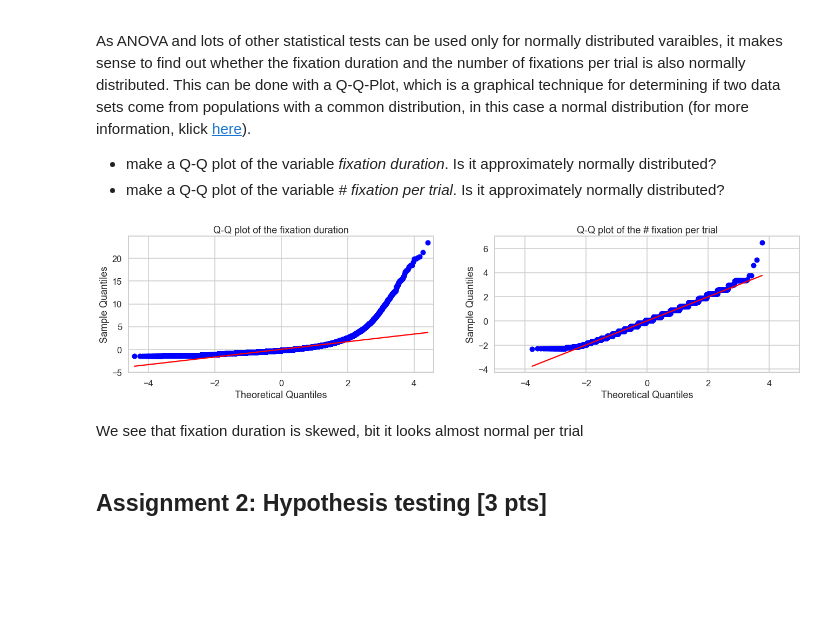
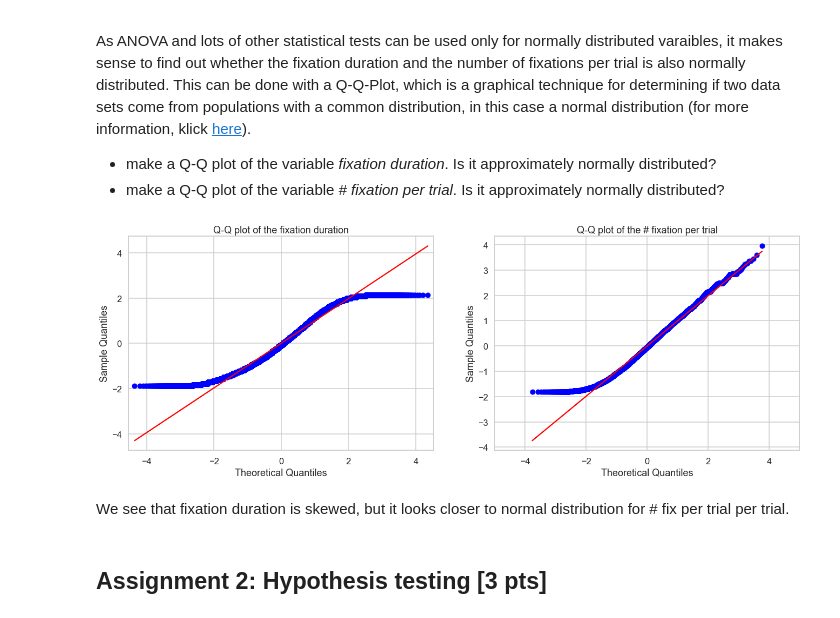
Before and after one commit to NBP-ACC/week-7-acc_7, a Jupyter notebook: Sheet05_Maria.ipynb, the cells around one changed output. Drawn from its saved outputs; the diff is of its cells as text; code cells hidden in the pictures; blank space fills up the shorter version.

```diff
--- a/Sheet05_Maria.ipynb
+++ b/Sheet05_Maria.ipynb
@@ -109,10 +109,10 @@ print("\nInitial number of rows:",a)
 
 #CLEANING
 #remove wrong start &end
-df = df.drop(df[(df.start <= 0) & (df.end >= 60)].index)
+df = df.drop(df[(df.start <= 0) | (df.end >= 6000)].index)
 #remove wrong duration
 df["duration"] = df["end"]-df["start"] #creating duration column
-df = df.drop(df[(df.duration <= 100) & (df.duration >= 400)].index)
+df = df.drop(df[(df.duration <= 100) | (df.duration >= 400)].index)
 #remove NA
 df.dropna(inplace=True)
 
@@ -192,21 +192,21 @@ As ANOVA and lots of other statistical tests can be used only for normally distr
 # %%
 fig, axes = plt.subplots(nrows=1,ncols=2)
 # Q-Q plot for the variable fixation duration
 sm.qqplot(df['duration'], line='r', dist='norm',ax = axes[0],fit=True)
 axes[0].set_title("Q-Q plot of the fixation duration")
 plt.xlim(-5, 5)
 
 # Q-Q plot of the variable # fixation per trial
 sm.qqplot(df.groupby(["trial","SUBJECTINDEX"]).agg("sum")["fix"], line='r',
                ax = axes[1],dist='norm',fit=True)
 axes[1].set_title("Q-Q plot of the # fixation per trial")
-plt.subplots_adjust(top=1, right = 3)
+plt.subplots_adjust(top=1.5, right = 3)
 
 plt.show()
 # %% [output]
-[figure, old version]
+[figure, new version]
 # %% [markdown]
-We see that fixation duration is skewed, bit it looks almost normal per trial
+We see that fixation duration is skewed, but it looks closer to normal distribution for # fix per trial per trial.
 # %% [markdown]
 ## Assignment 2: Hypothesis testing [3 pts]
 # %% [markdown]
```
Also changed, not shown: parts of 5 cells of this notebook.
